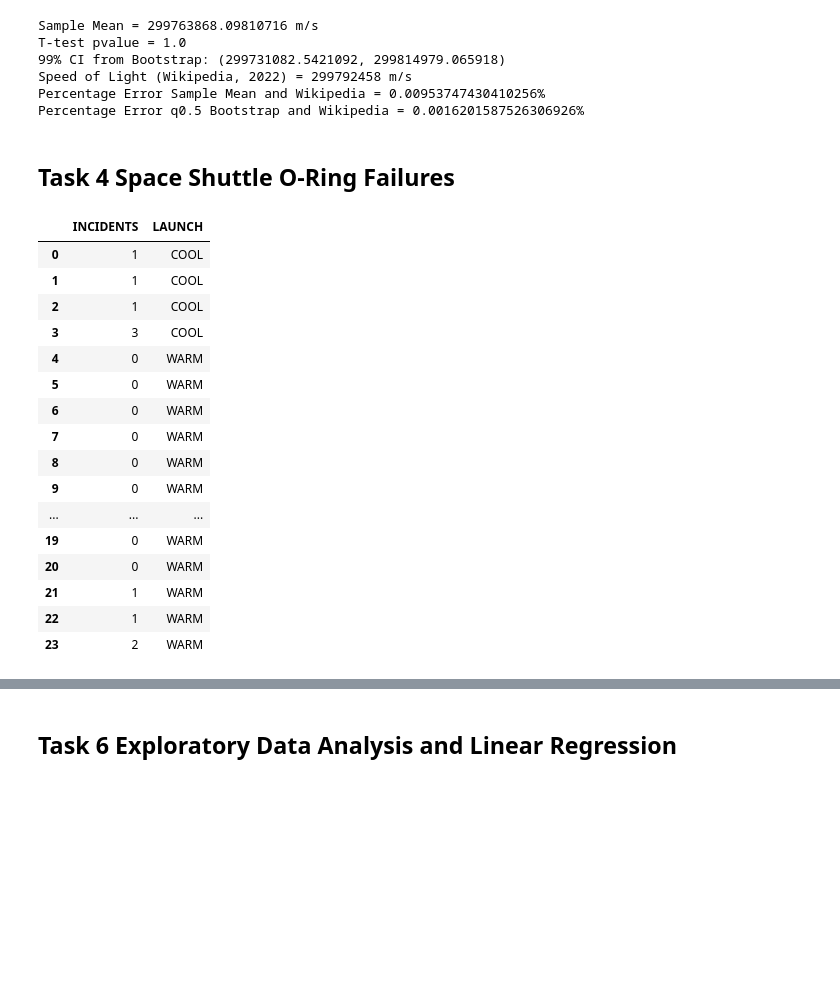
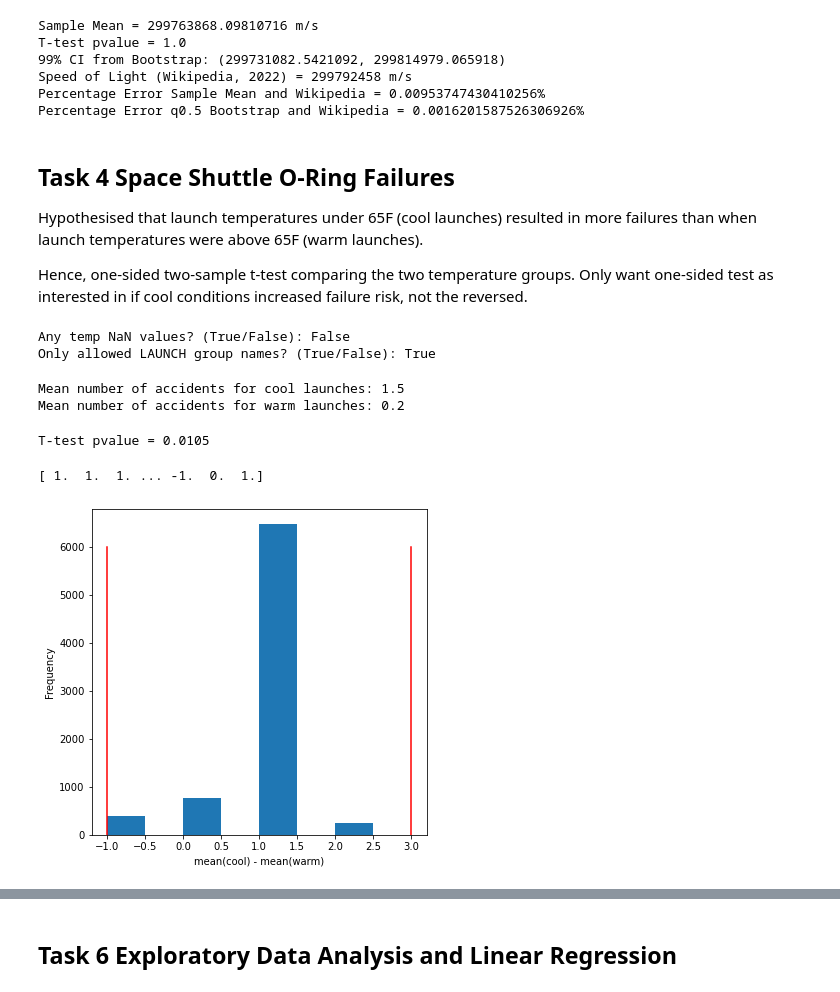
Before and after one commit to robertstrong10/EAT_GP01, a Jupyter notebook: GP01_Assignment1_RS.ipynb, the cells around one changed output, grey strips where cells are left out. Drawn from its saved outputs; the diff is of its cells as text; code cells hidden in the pictures; blank space fills up the shorter version.

```diff
--- a/GP01_Assignment1_RS.ipynb
+++ b/GP01_Assignment1_RS.ipynb
@@ -664,26 +664,67 @@ Percentage Error Sample Mean and Wikipedia = 0.00953747430410256%
 Percentage Error q0.5 Bootstrap and Wikipedia = 0.0016201587526306926%
 # %% [markdown]
 ## Task 4 Space Shuttle O-Ring Failures
+Hypothesised that launch temperatures under 65F (cool launches) resulted in more failures than when launch temperatures were above 65F (warm launches).
+
+Hence, one-sided two-sample t-test comparing the two temperature groups. Only want one-sided test as interested in if cool conditions increased failure risk, not the reversed.
 # %%
-temps = pd.read_excel("O_Ring_Data.XLS")
-temps
+# Read launch temperature data and check for NaN and incorrect values
+launch_temps = pd.read_excel("O_Ring_Data.XLS")
+print('Any temp NaN values? (True/False):', launch_temps.isnull().values.any())  # check nan values
+
+allowed_groups = ['COOL', 'WARM']
+print('Only allowed LAUNCH group names? (True/False):',
+      all(s in allowed_groups for s in launch_temps.loc[:, 'LAUNCH']))  # check allowed temperature groups
 # %% [output]
-|  | INCIDENTS | LAUNCH |
-| 0 | 1 | COOL |
-| 1 | 1 | COOL |
-| 2 | 1 | COOL |
-| 3 | 3 | COOL |
-| 4 | 0 | WARM |
-| 5 | 0 | WARM |
-| 6 | 0 | WARM |
-| 7 | 0 | WARM |
-| 8 | 0 | WARM |
-| 9 | 0 | WARM |
-| ... | ... | ... |
-| 19 | 0 | WARM |
-| 20 | 0 | WARM |
-| 21 | 1 | WARM |
-| 22 | 1 | WARM |
-| 23 | 2 | WARM |
+Any temp NaN values? (True/False): False
+Only allowed LAUNCH group names? (True/False): True
+# %%
+# Split into the two groups + get mean
+cool = launch_temps[np.logical_not(launch_temps.loc[:,'LAUNCH']!='COOL')]
+cool = cool.loc[:, 'INCIDENTS']
+cool_mean = np.mean(cool)
+print('Mean number of accidents for cool launches:', cool_mean)
+
+warm = launch_temps[np.logical_not(launch_temps.loc[:,'LAUNCH']!='WARM')]
+warm = warm.loc[:, 'INCIDENTS'].reset_index(drop=True)
+warm_mean = np.mean(warm)
+print('Mean number of accidents for warm launches:', warm_mean)
+# %% [output]
+Mean number of accidents for cool launches: 1.5
+Mean number of accidents for warm launches: 0.2
+# %%
+# 'greater' indicates one-sided test expecting frequency of cool indicents > warm incidents
+t_stat = stats.ttest_ind(cool, warm, equal_var=True, permutations=10000, alternative='greater')
+print("T-test pvalue = {}".format(t_stat.pvalue))
+## pvalue 0.0105 > 0.01, which is used for 99% CI. Hence no significant difference
+# %% [output]
+T-test pvalue = 0.0105
+# %%
+# Plotting purposes
+permutations = 10000
+perm_mean = np.zeros((permutations))
+
+for i in range(permutations):
+    new_cool_mean = np.mean(np.random.permutation(cool)[0])
+    new_warm_mean = np.mean(np.random.permutation(warm)[0])
+    perm_mean[i] = new_cool_mean - new_warm_mean
+print(perm_mean)
+# %% [output]
+[ 1.  1.  1. ... -1.  0.  1.]
+# %%
+alpha = 1
+CI99 = np.percentile(perm_mean, [alpha/2, 100-alpha/2])  # check percentile window is correct for one-sided test
+
+plt.figure(figsize=(6,6))
+plt.hist(perm_mean, bins=np.arange(math.floor(min(perm_mean)), math.ceil(max(perm_mean)), 0.5))
+#plt.hist(perm_mean, bins=100)
+plt.plot([CI99[0], CI99[0]], [0, 6000], 'r', label='99%CI')
+plt.plot([CI99[1], CI99[1]], [0, 6000], 'r', label='99%CI')
+#plt.ylim([0, 1000])
+plt.xlabel('mean(cool) - mean(warm)')
+plt.ylabel('Frequency')
+plt.show()
+# %% [output]
+[figure, added]
 # %% [markdown]
 ## Task 5 Cloud Seeding Experiment
```
Also changed, not shown: parts of 15 cells of this notebook.
